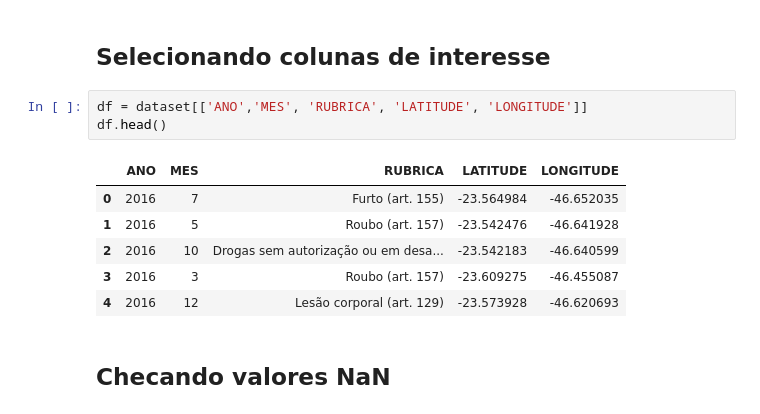
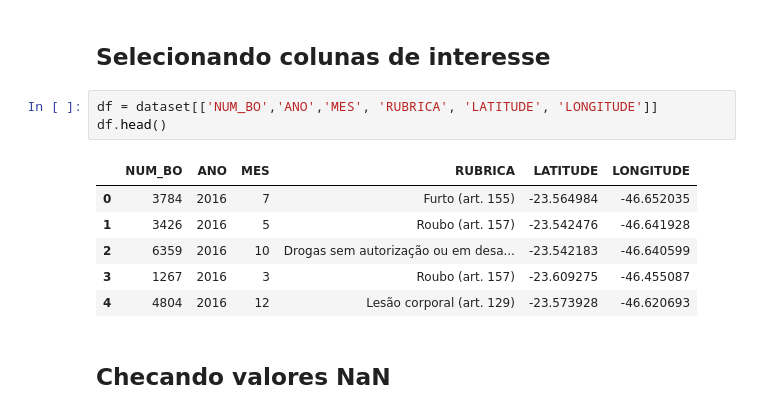
Before and after one commit to deeplearningunb/deeBO, a Jupyter notebook: data_analysis.ipynb, the cells around one changed output. Drawn from its saved outputs; the diff is of its cells as text.

```diff
--- a/data_analysis.ipynb
+++ b/data_analysis.ipynb
@@ -68,15 +68,15 @@ DESDOBRAMENTO possui uma quantidade muito pequena de dados válidos comparados a
 # %% [markdown]
 ## Selecionando colunas de interesse
 # %%
-df = dataset[['ANO','MES', 'RUBRICA', 'LATITUDE', 'LONGITUDE']]
+df = dataset[['NUM_BO','ANO','MES', 'RUBRICA', 'LATITUDE', 'LONGITUDE']]
 df.head()
 # %% [output]
-|  | ANO | MES | RUBRICA | LATITUDE | LONGITUDE |
-| 0 | 2016 | 7 | Furto (art. 155) | -23.564984 | -46.652035 |
-| 1 | 2016 | 5 | Roubo (art. 157) | -23.542476 | -46.641928 |
-| 2 | 2016 | 10 | Drogas sem autorização ou em desa... | -23.542183 | -46.640599 |
-| 3 | 2016 | 3 | Roubo (art. 157) | -23.609275 | -46.455087 |
-| 4 | 2016 | 12 | Lesão corporal (art. 129) | -23.573928 | -46.620693 |
+|  | NUM_BO | ANO | MES | RUBRICA | LATITUDE | LONGITUDE |
+| 0 | 3784 | 2016 | 7 | Furto (art. 155) | -23.564984 | -46.652035 |
+| 1 | 3426 | 2016 | 5 | Roubo (art. 157) | -23.542476 | -46.641928 |
+| 2 | 6359 | 2016 | 10 | Drogas sem autorização ou em desa... | -23.542183 | -46.640599 |
+| 3 | 1267 | 2016 | 3 | Roubo (art. 157) | -23.609275 | -46.455087 |
+| 4 | 4804 | 2016 | 12 | Lesão corporal (art. 129) | -23.573928 | -46.620693 |
 # %% [markdown]
 ## Checando valores NaN
 # %%
```
Also changed, not shown: parts of 12 cells of this notebook, 1 other file.
